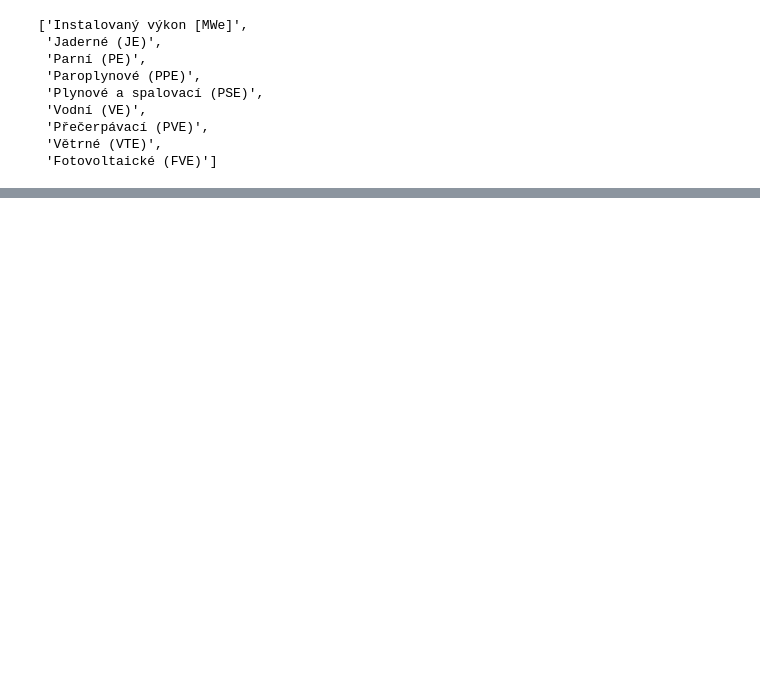
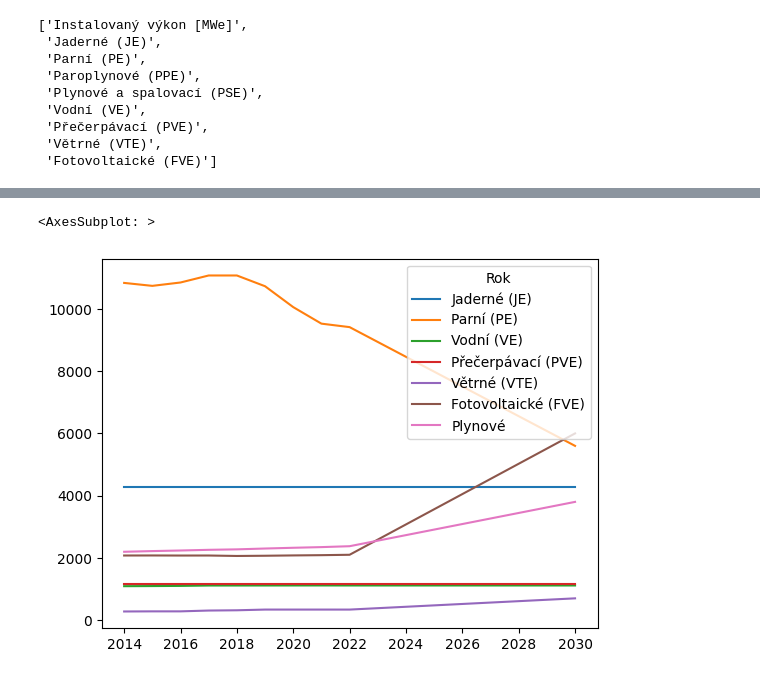
Before and after one commit to Czechitas-DA-Green-is-Good/Hackathon, a Jupyter notebook: hackaton.ipynb, the cells around one changed output, grey strips where cells are left out. Cells and saved outputs as stored; diff of their text form; code cells hidden in the pictures; blank space fills up the shorter version.

```diff
--- a/hackaton.ipynb
+++ b/hackaton.ipynb
@@ -155,0 +156,8 @@ df_interpolated
+# %%
+import matplotlib.pyplot as plt
+
+# plt.figsize(12, 9)
+df_interpolated.transpose().plot()
+# %% [output]
+<AxesSubplot: >
+[figure, added]
```
Also changed, not shown: parts of 3 cells of this notebook.
